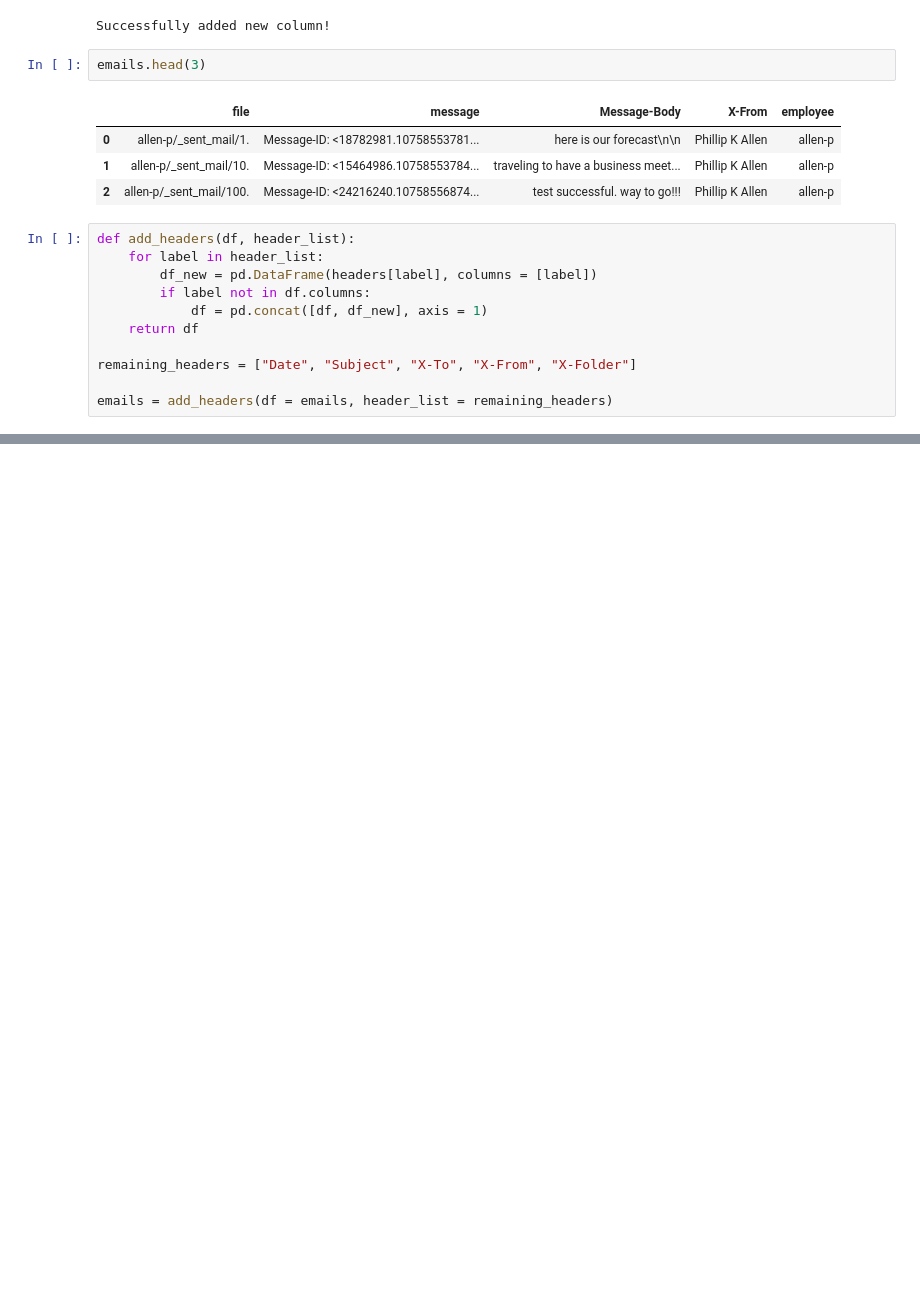
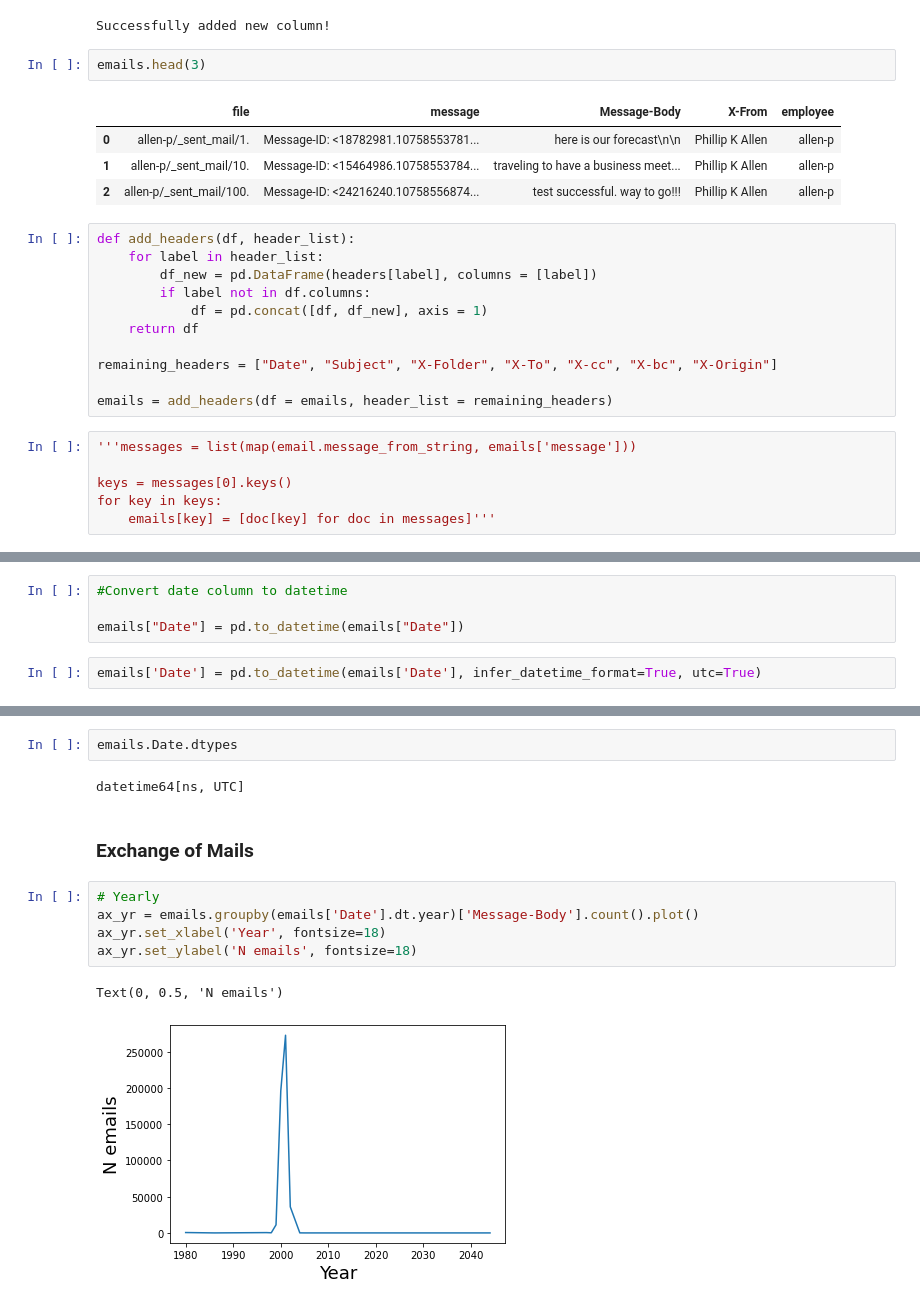
Before and after one commit to nedraki/Enron-Email, a Jupyter notebook: Second.ipynb, the cells around one changed output, grey strips where cells are left out. Saved outputs shown, nothing was run; the diff lists cells and outputs as text; blank space fills up the shorter version.

```diff
--- a/Second.ipynb
+++ b/Second.ipynb
@@ -146,6 +150,12 @@ def add_headers(df, header_list):
             df = pd.concat([df, df_new], axis = 1)
     return df
 
-remaining_headers = ["Date", "Subject", "X-To", "X-From", "X-Folder"]
+remaining_headers = ["Date", "Subject", "X-Folder", "X-To", "X-cc", "X-bc", "X-Origin"]
 
 emails = add_headers(df = emails, header_list = remaining_headers)
+# %%
+'''messages = list(map(email.message_from_string, emails['message']))
+
+keys = messages[0].keys()
+for key in keys:
+    emails[key] = [doc[key] for doc in messages]'''
@@ -175,0 +270,6 @@ emails.shape
+# %%
+#Convert date column to datetime
+
+emails["Date"] = pd.to_datetime(emails["Date"])
+# %%
+emails['Date'] = pd.to_datetime(emails['Date'], infer_datetime_format=True, utc=True)
@@ -175,0 +283,14 @@ emails.shape
+# %%
+emails.Date.dtypes
+# %% [output]
+datetime64[ns, UTC]
+# %% [markdown]
+### Exchange of Mails
+# %%
+# Yearly
+ax_yr = emails.groupby(emails['Date'].dt.year)['Message-Body'].count().plot()
+ax_yr.set_xlabel('Year', fontsize=18)
+ax_yr.set_ylabel('N emails', fontsize=18)
+# %% [output]
+Text(0, 0.5, 'N emails')
+[figure, added]
```
Also changed, not shown: parts of 17 cells of this notebook.
